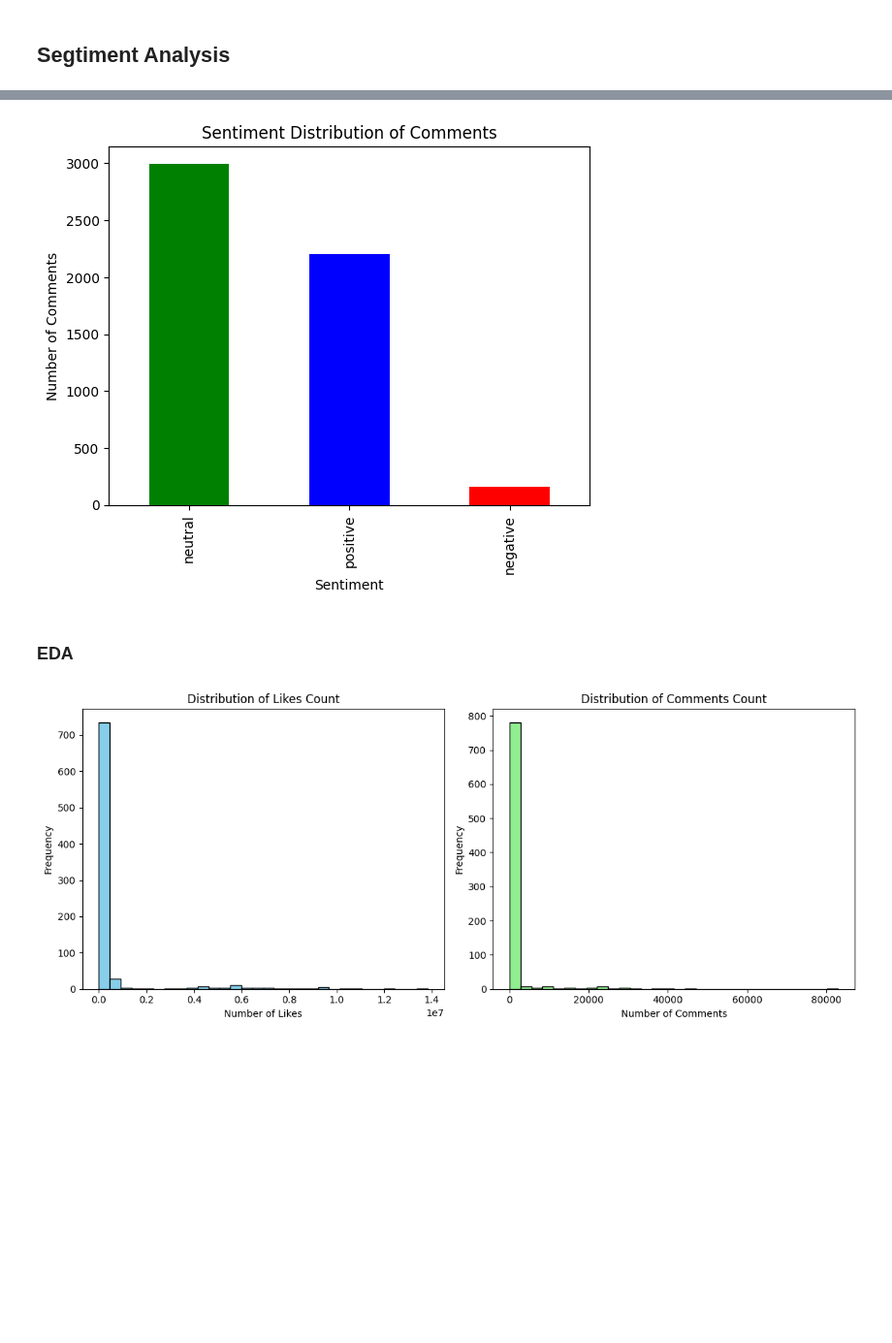
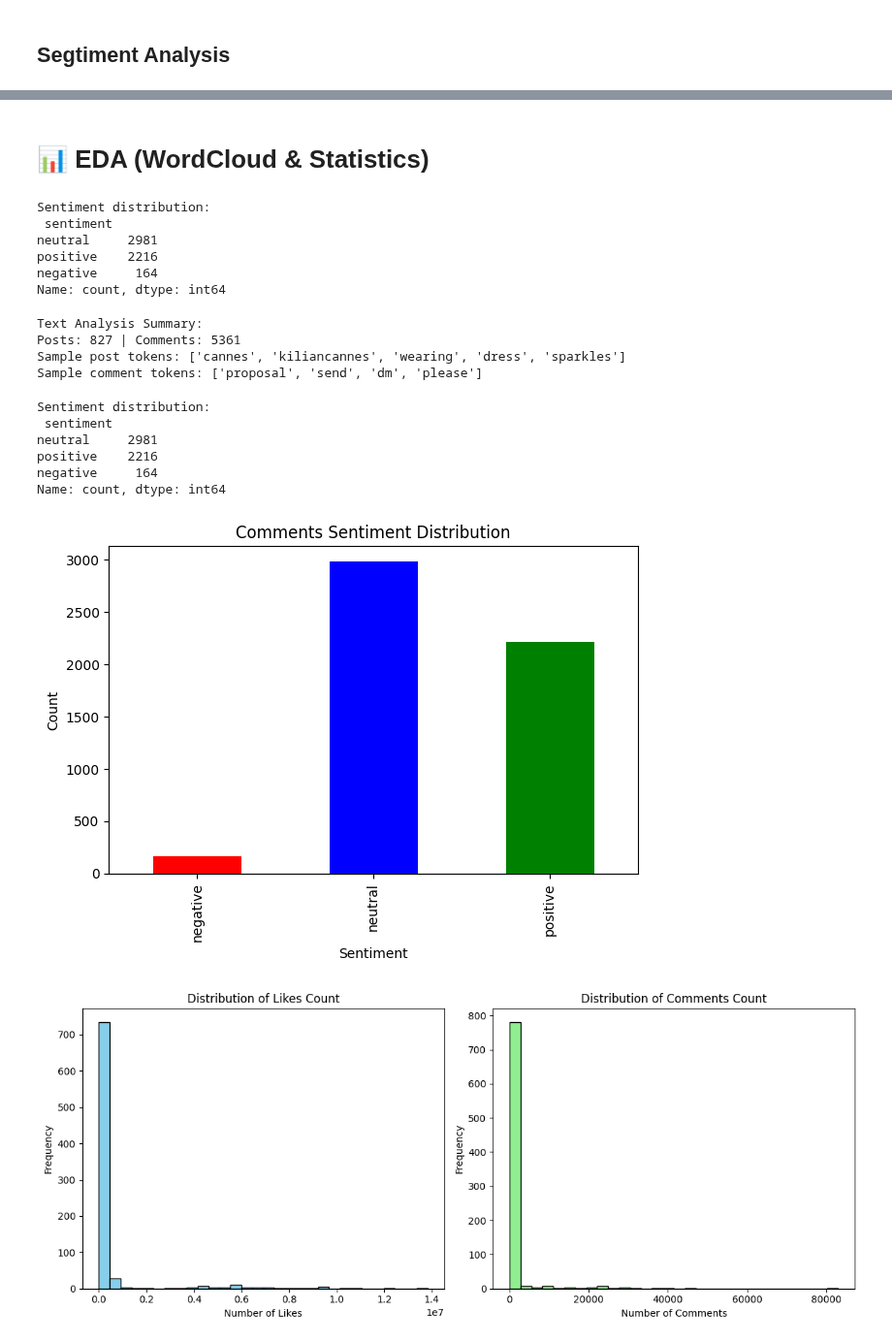
Before and after one commit to 23092003e/A-Fashion-Recommendation-System-via-Sequence-Mining-on-Social-Media-, a Jupyter notebook: notebooks/Data_PreProcessing.ipynb, the cells around one changed output, grey strips where cells are left out. Shown at 97% size. Cells and saved outputs as stored; diff of their text form; code cells hidden in the pictures; blank space fills up the shorter version.

```diff
--- a/notebooks/Data_PreProcessing.ipynb
+++ b/notebooks/Data_PreProcessing.ipynb
@@ -609,4 +513,0 @@ def extract_keywords_tfidf_preserve_emoji(corpus, n=5):
-# %%
-clean_comments = comments_df['clean_comment'].tolist()
-tfidf_keywords = extract_keywords_tfidf_preserve_emoji(clean_comments)
-comments_df['tfidf_keywords'] = tfidf_keywords
@@ -643,0 +514,26 @@ positive: [('도겸', 1)]
+# %%
+def extract_keywords_tfidf_preserve_emoji(corpus, n=5):
+    custom_stop = set(stopwords.words('english'))
+    def _tok(s: str):
+        return [w for w in str(s).split() if w and w not in custom_stop]
+
+    vectorizer = TfidfVectorizer(
+        tokenizer=_tok, lowercase=False, ngram_range=(1,2),
+        min_df=2, max_df=0.9, max_features=5000
+    )
+
+    if not any(bool(str(x).strip()) for x in corpus):
+        return [[] for _ in corpus]
+
+    X = vectorizer.fit_transform(corpus)
+    feats = np.array(vectorizer.get_feature_names_out())
+
+    out=[]
+    for i in range(X.shape[0]):
+        row = X[i].toarray().ravel()
+        idx = np.argsort(-row)[:n]
+        out.append([feats[j] for j in idx if row[j] > 0])
+    return out
+
+comments_df['tfidf_keywords'] = extract_keywords_tfidf_preserve_emoji(comments_df['clean_comment'].tolist(), n=5)
+comments_df[['tfidf_keywords']].head()
@@ -644,14 +547,42 @@ positive: [('도겸', 1)]
+# %% [markdown]
+# 📊 EDA (WordCloud & Statistics)
+# %%
+sentiment_counts = comments_df['sentiment'].value_counts()
+print("Sentiment distribution:\n", sentiment_counts)
+# %% [output]
+Sentiment distribution:
+ sentiment
+neutral     2981
+positive    2216
+negative     164
+Name: count, dtype: int64
+# %%
+print("\nText Analysis Summary:")
+print("Posts:", len(posts_df), "| Comments:", len(comments_df))
+print("Sample post tokens:", posts_df['combined_tokens'].iloc[0] if len(posts_df)>0 else [])
+print("Sample comment tokens:", comments_df['tokens'].iloc[0] if len(comments_df)>0 else [])
+# %% [output]
+Text Analysis Summary:
+Posts: 827 | Comments: 5361
+Sample post tokens: ['cannes', 'kiliancannes', 'wearing', 'dress', 'sparkles']
+Sample comment tokens: ['proposal', 'send', 'dm', 'please']
 # %%
-import matplotlib.pyplot as plt
+from matplotlib import pyplot as plt
+counts = comments_df['sentiment'].value_counts()
+print("Sentiment distribution:\n", counts)
 
-# Count the number of comments for each sentiment label
-sentiment_counts = comments_df['sentiment'].value_counts()
-sentiment_counts.plot(kind='bar', color=['green', 'blue', 'red'])
+plt.figure()
+counts.sort_index().plot(kind='bar', color =['red','blue','green'])
+plt.title('Comments Sentiment Distribution')
 plt.xlabel('Sentiment')
-plt.ylabel('Number of Comments')
-plt.title('Sentiment Distribution of Comments')
+plt.ylabel('Count')
+plt.tight_layout()
 plt.show()
 # %% [output]
+Sentiment distribution:
+ sentiment
+neutral     2981
+positive    2216
+negative     164
+Name: count, dtype: int64
-[figure, old version]
+[figure, new version]
-# %% [markdown]
-### EDA
```
Also changed, not shown: parts of 44 cells of this notebook, 6 other files.
